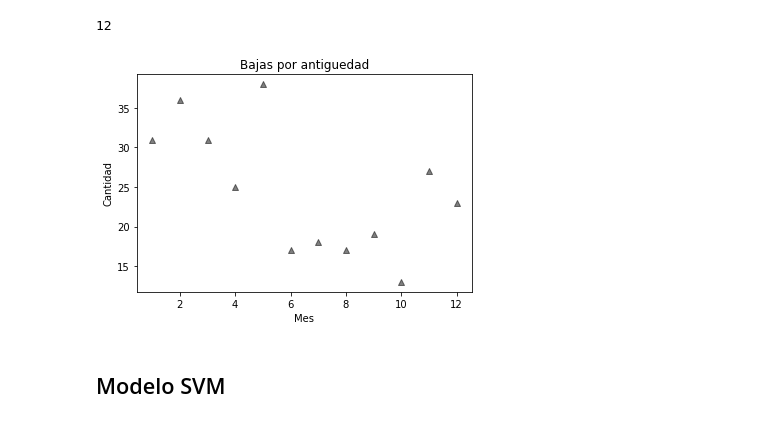
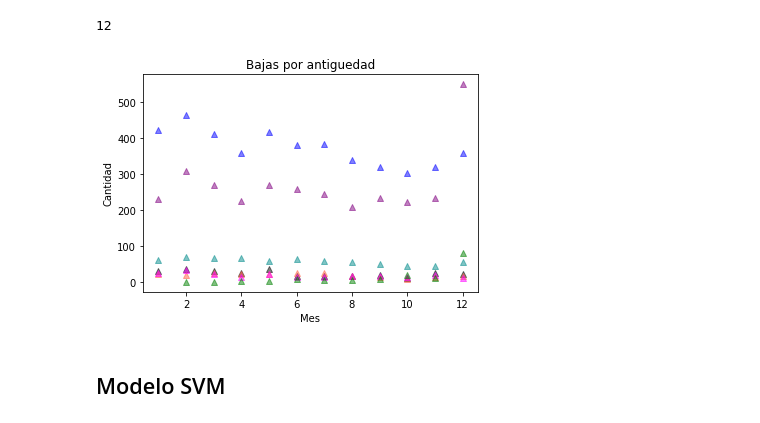
Before and after one commit to ClauCll/Curso_ML_A_Z, a Jupyter notebook: Regresión/Regresion_Bajas_Antiguedad_v4.ipynb, the cells around one changed output. Drawn from its saved outputs; the diff is of its cells as text; code cells hidden in the pictures.

```diff
--- a/Regresión/Regresion_Bajas_Antiguedad_v4.ipynb
+++ b/Regresión/Regresion_Bajas_Antiguedad_v4.ipynb
@@ -81,30 +81,79 @@ len(x_mes[ c1[:,0]==1,0])
 # %%
 # Periodicidad
 # 1 -> 1TRIM - Color: Negro
 # 2 -> 2TRIM - Color: tomato
 # 3 -> 3TRIM - Color: fuchsia
 # 4 -> 4TRIM - Color: darkcyan
 # 5 -> 1-2 años - Color: Blue
 # 6 -> 3-4 años - Color: purple
 # 7 -> Mayor/igual 5 años - Color: Green
 
 color_={0:"Black",1:"tomato",2:"fuchsia",3:"darkcyan",4:"Blue",5:"purple",6:"Green"}
 fig, ax = plt.subplots()
 for ciclo in list(range (2019,2021)):
   if ciclo == 2019:
     ax.scatter(
     X[ c1[:,0]==1,1],
     Y[ c1[:,0]==1,0],
     c= color_[0],
     marker = "^",
     label = ciclo,
     alpha=0.5)
+
+    ax.scatter(
+    X[ c2[:,0]==1,1],
+    Y[ c2[:,0]==1,0],
+    c= color_[1],
+    marker = "^",
+    label = ciclo,
+    alpha=0.5)
+
+    ax.scatter(
+    X[ c3[:,0]==1,1],
+    Y[ c3[:,0]==1,0],
+    c= color_[2],
+    marker = "^",
+    label = ciclo,
+    alpha=0.5)
+
+    ax.scatter(
+    X[ c4[:,0]==1,1],
+    Y[ c4[:,0]==1,0],
+    c= color_[3],
+    marker = "^",
+    label = ciclo,
+    alpha=0.5)
+
+    ax.scatter(
+    X[ c5[:,0]==1,1],
+    Y[ c5[:,0]==1,0],
+    c= color_[4],
+    marker = "^",
+    label = ciclo,
+    alpha=0.5)
+
+    ax.scatter(
+    X[ c6[:,0]==1,1],
+    Y[ c6[:,0]==1,0],
+    c= color_[5],
+    marker = "^",
+    label = ciclo,
+    alpha=0.5)
+
+    ax.scatter(
+    X[ c7[:,0]==1,1],
+    Y[ c7[:,0]==1,0],
+    c= color_[6],
+    marker = "^",
+    label = ciclo,
+    alpha=0.5)
+
 plt.xlabel('Mes')
 plt.ylabel('Cantidad')
 plt.title('Bajas por antiguedad')
 plt.show()
 # %% [output]
-[figure, old version]
+[figure, new version]
 # %% [markdown]
 ## Modelo SVM
 # %%
```
